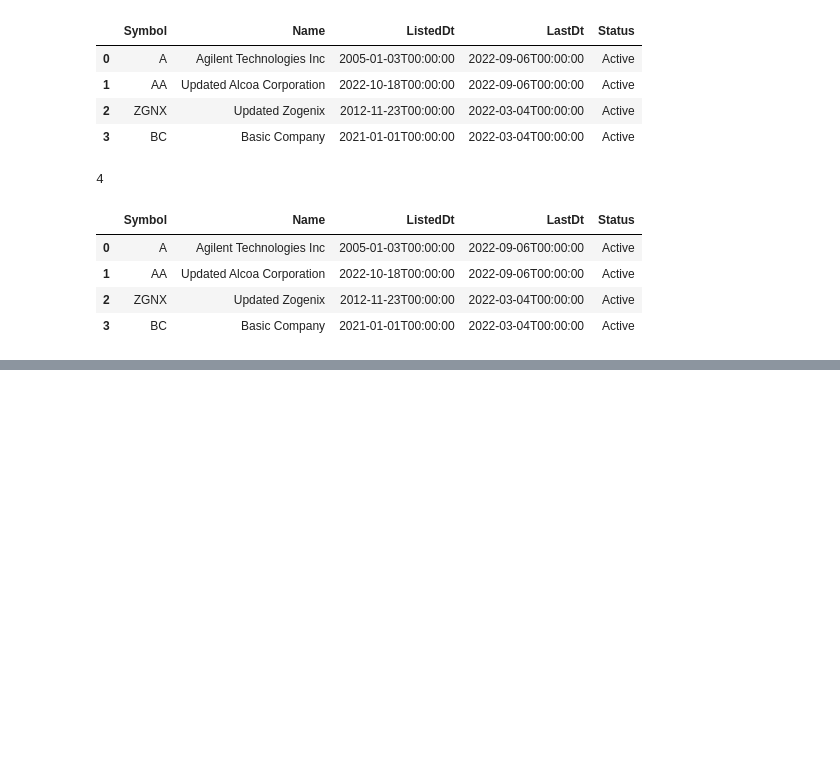
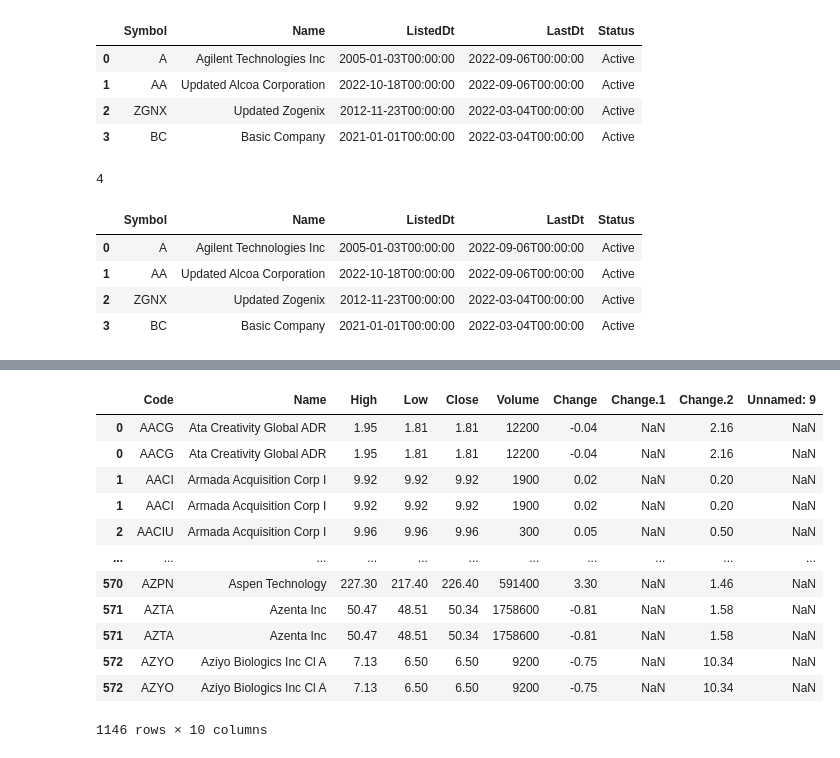
Before and after one commit to poivronjaune/oop_trading, a Jupyter notebook: new.ipynb, the cells around one changed output, grey strips where cells are left out. Saved outputs shown, nothing was run; the diff lists cells and outputs as text; code cells hidden in the pictures; blank space fills up the shorter version.

```diff
--- a/new.ipynb
+++ b/new.ipynb
@@ -130,0 +152,17 @@ parq
+# %%
+new_data = pd.concat([data[4],data[4]])
+new_data.sort_values('Code')
+# %% [output]
+|  | Code | Name | High | Low | Close | Volume | Change | Change.1 | Change.2 | Unnamed: 9 |
+| 0 | AACG | Ata Creativity Global ADR | 1.95 | 1.81 | 1.81 | 12200 | -0.04 | NaN | 2.16 | NaN |
+| 0 | AACG | Ata Creativity Global ADR | 1.95 | 1.81 | 1.81 | 12200 | -0.04 | NaN | 2.16 | NaN |
+| 1 | AACI | Armada Acquisition Corp I | 9.92 | 9.92 | 9.92 | 1900 | 0.02 | NaN | 0.20 | NaN |
+| 1 | AACI | Armada Acquisition Corp I | 9.92 | 9.92 | 9.92 | 1900 | 0.02 | NaN | 0.20 | NaN |
+| 2 | AACIU | Armada Acquisition Corp I | 9.96 | 9.96 | 9.96 | 300 | 0.05 | NaN | 0.50 | NaN |
+| ... | ... | ... | ... | ... | ... | ... | ... | ... | ... | ... |
+| 570 | AZPN | Aspen Technology | 227.30 | 217.40 | 226.40 | 591400 | 3.30 | NaN | 1.46 | NaN |
+| 571 | AZTA | Azenta Inc | 50.47 | 48.51 | 50.34 | 1758600 | -0.81 | NaN | 1.58 | NaN |
+| 571 | AZTA | Azenta Inc | 50.47 | 48.51 | 50.34 | 1758600 | -0.81 | NaN | 1.58 | NaN |
+| 572 | AZYO | Aziyo Biologics Inc Cl A | 7.13 | 6.50 | 6.50 | 9200 | -0.75 | NaN | 10.34 | NaN |
+| 572 | AZYO | Aziyo Biologics Inc Cl A | 7.13 | 6.50 | 6.50 | 9200 | -0.75 | NaN | 10.34 | NaN |
+1146 rows × 10 columns
```
Also changed, not shown: parts of 12 cells of this notebook, 18 other files.
